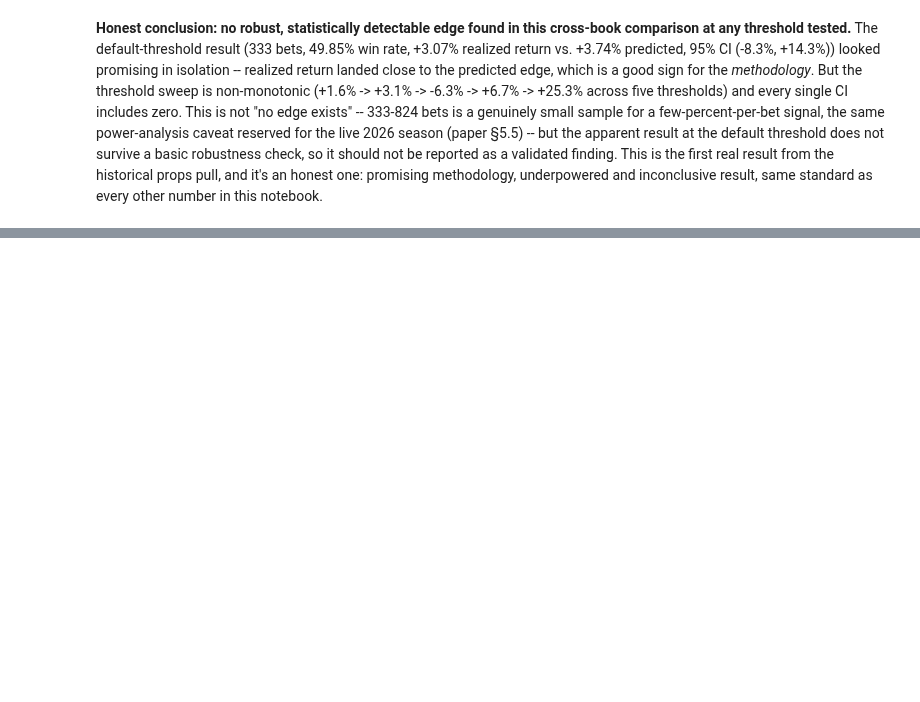
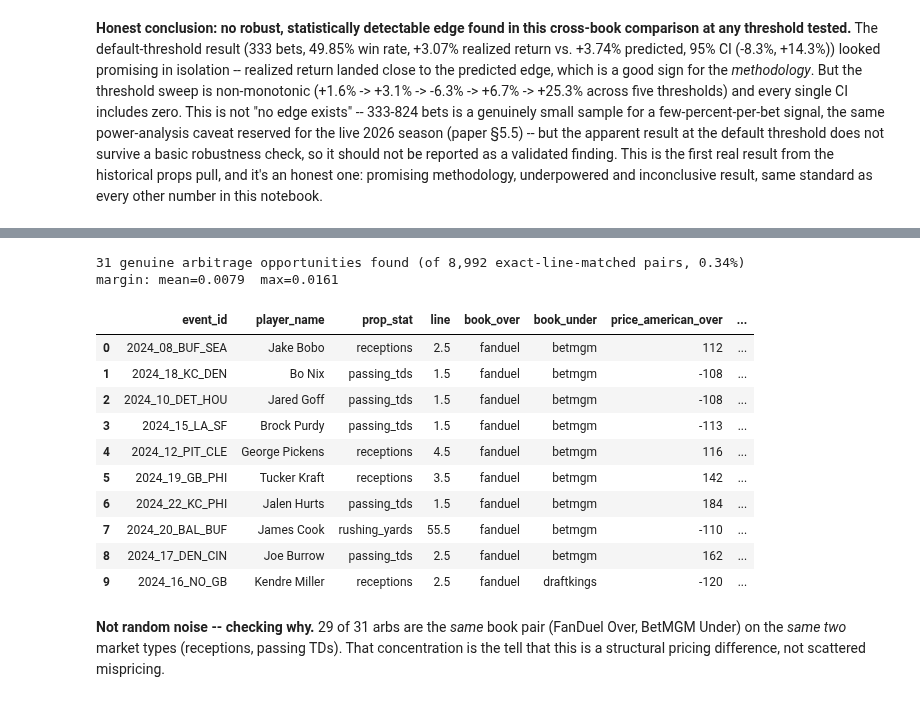
Before and after one commit to rahulr-1006/nfl_2026, a Jupyter notebook: notebooks/model_backtest_results.ipynb, the cells around one changed output, grey strips where cells are left out. Saved outputs shown, nothing was run; the diff lists cells and outputs as text; code cells hidden in the pictures; blank space fills up the shorter version.

```diff
--- a/notebooks/model_backtest_results.ipynb
+++ b/notebooks/model_backtest_results.ipynb
@@ -913,0 +925,26 @@ notebook.
+# %%
+from src.backtest.props_ev_backtest import find_arbitrage_spots
+
+arbs = find_arbitrage_spots(props_df, books=EXECUTION_BOOKS)
+print(f"{len(arbs)} genuine arbitrage opportunities found (of 8,992 exact-line-matched pairs, {100*len(arbs)/8992:.2f}%)")
+print(f"margin: mean={arbs['arb_margin'].mean():.4f}  max={arbs['arb_margin'].max():.4f}")
+arbs.head(10)
+# %% [output]
+31 genuine arbitrage opportunities found (of 8,992 exact-line-matched pairs, 0.34%)
+margin: mean=0.0079  max=0.0161
+|  | event_id | player_name | prop_stat | line | book_over | book_under | price_american_over | ... |
+| 0 | 2024_08_BUF_SEA | Jake Bobo | receptions | 2.5 | fanduel | betmgm | 112 | ... |
+| 1 | 2024_18_KC_DEN | Bo Nix | passing_tds | 1.5 | fanduel | betmgm | -108 | ... |
+| 2 | 2024_10_DET_HOU | Jared Goff | passing_tds | 1.5 | fanduel | betmgm | -108 | ... |
+| 3 | 2024_15_LA_SF | Brock Purdy | passing_tds | 1.5 | fanduel | betmgm | -113 | ... |
+| 4 | 2024_12_PIT_CLE | George Pickens | receptions | 4.5 | fanduel | betmgm | 116 | ... |
+| 5 | 2024_19_GB_PHI | Tucker Kraft | receptions | 3.5 | fanduel | betmgm | 142 | ... |
+| 6 | 2024_22_KC_PHI | Jalen Hurts | passing_tds | 1.5 | fanduel | betmgm | 184 | ... |
+| 7 | 2024_20_BAL_BUF | James Cook | rushing_yards | 55.5 | fanduel | betmgm | -110 | ... |
+| 8 | 2024_17_DEN_CIN | Joe Burrow | passing_tds | 2.5 | fanduel | betmgm | 162 | ... |
+| 9 | 2024_16_NO_GB | Kendre Miller | receptions | 2.5 | fanduel | draftkings | -120 | ... |
+# %% [markdown]
+**Not random noise -- checking why.** 29 of 31 arbs are the *same* book pair
+(FanDuel Over, BetMGM Under) on the *same two* market types (receptions, passing
+TDs). That concentration is the tell that this is a structural pricing difference,
+not scattered mispricing.
```
Also changed, not shown: parts of 4 cells of this notebook, 4 other files.
